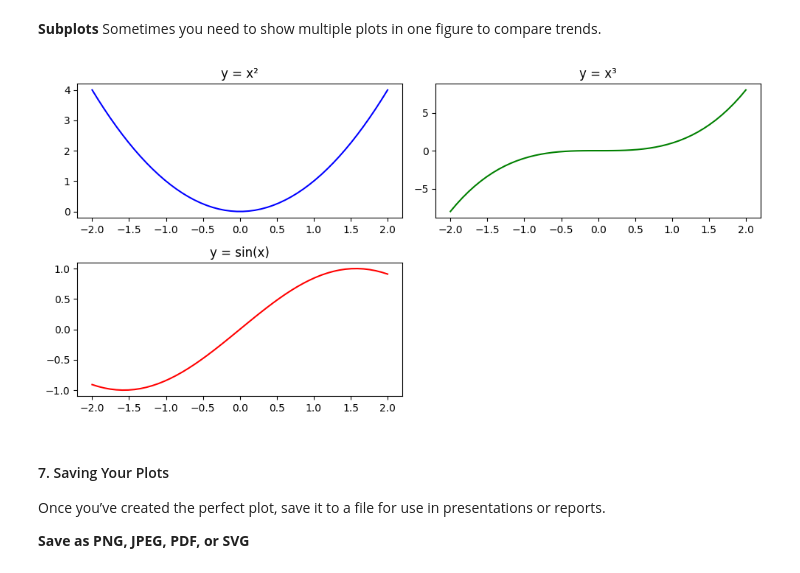
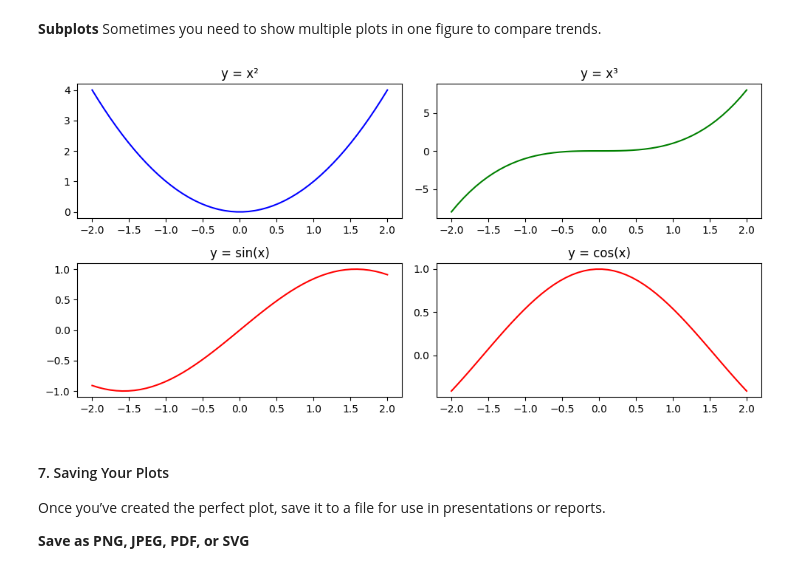
Before and after one commit to kapilietcs/PythonTutorial, a Jupyter notebook: Module 5 - Plotting Basics with Matplotlib & Seaborn/Day 12 - Matplotlib - Simple Plots, Clear Insights.ipynb, the cells around one changed output. Cells and saved outputs as stored; diff of their text form; code cells hidden in the pictures.

```diff
--- a/Module 5 - Plotting Basics with Matplotlib & Seaborn/Day 12 - Matplotlib - Simple Plots, Clear Insights.ipynb
+++ b/Module 5 - Plotting Basics with Matplotlib & Seaborn/Day 12 - Matplotlib - Simple Plots, Clear Insights.ipynb
@@ -218,27 +218,34 @@ Sometimes you need to show multiple plots in one figure to compare trends.
 # %%
 # Create subplots
 plt.figure(figsize=(10, 5))
 
 # First subplot
 plt.subplot(2, 2, 1)  # (2 Row, 2 Columns, Plot 1)
 plt.plot(x, x ** 2, color="blue")
 plt.title("y = x²")
 
 # Second subplot
 plt.subplot(2, 2, 2)  # (2 Row, 2 Columns, Plot 2)
 plt.plot(x, x ** 3, color="green")
 plt.title("y = x³")
 
 # Third subplot
 plt.subplot(2, 2, 3)  # (2 Rows, 2 Columns, Plot 3)
 plt.plot(x, np.sin(x), color="red")
 plt.title("y = sin(x)")
 
 
+# Fourth subplot
+plt.subplot(2, 2, 4)  # (2 Rows, 2 Columns, Plot 4)
+plt.plot(x, np.cos(x), color="red")
+plt.title("y = cos(x)")
+
 plt.tight_layout()  # Adjust spacing
+
+plt.savefig("plot.jpeg", dpi=300, bbox_inches="tight")
 plt.show()
 # %% [output]
-[figure, old version]
+[figure, new version]
 # %% [markdown]
 #### 7. Saving Your Plots
 Once you’ve created the perfect plot, save it to a file for use in presentations or reports.
```
Also changed, not shown: parts of 4 cells of this notebook, 18 other files.
